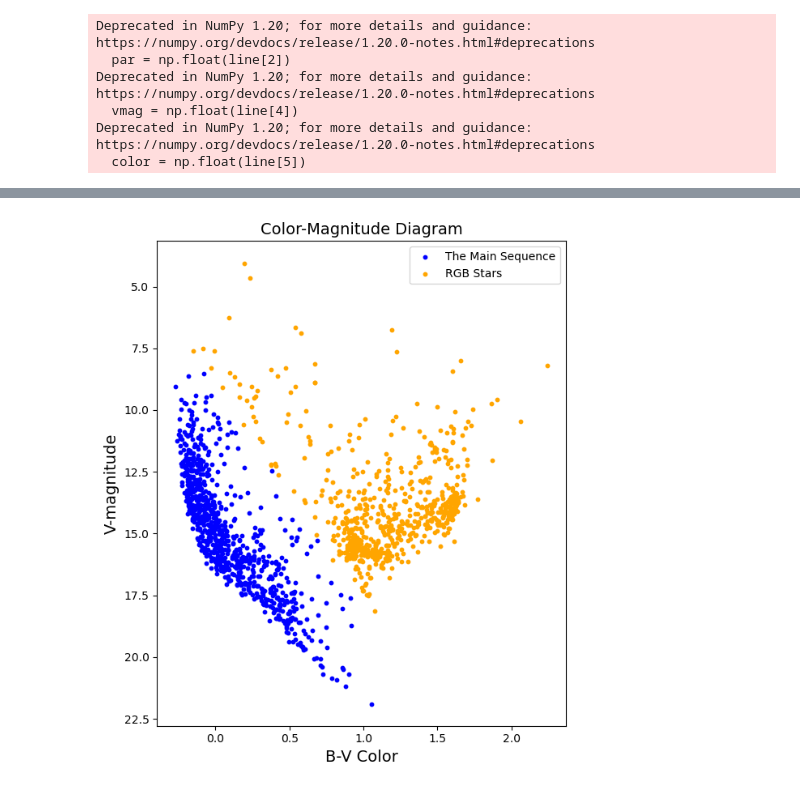
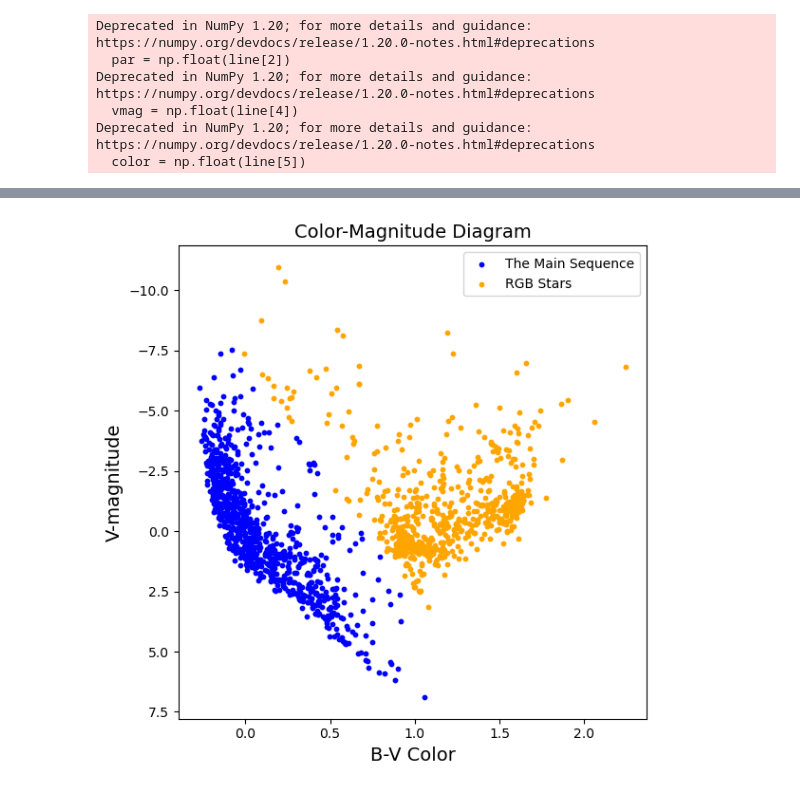
Before and after one commit to qingru-hu/Stars-and-Planets, a Jupyter notebook: ps1/code/color_mag_diag.ipynb, the cells around one changed output, grey strips where cells are left out. Cells and saved outputs as stored; diff of their text form; code cells hidden in the pictures.

```diff
--- a/ps1/code/color_mag_diag.ipynb
+++ b/ps1/code/color_mag_diag.ipynb
@@ -32,7 +32,7 @@ for line in lines:
     if line[2]=='':
         continue
     par = np.float(line[2])
-    d = 1/par
+    d = 1000/par
     # convert vmag to M
     vmag = np.float(line[4])
     Mag = vmag - 5*np.log10(d/10)
@@ -77,24 +73,24 @@ plt.show()
 # %%
-fig, ax = plt.subplots(figsize=(6, 7))
+fig, ax = plt.subplots(figsize=(6, 6))
 
-ind = (Mags > 9 + 9*colors)
+ind = (Mags > -7 + 10*colors)
 ax.scatter(colors[ind], Mags[ind], color='b', s=10, label='The Main Sequence')
 ax.scatter(colors[~ind], Mags[~ind], color='orange', s=10, label='RGB Stars')
 # for i,Mag in enumerate(Mags):
 #     if Mag > 7.5 - 2*colors[i]:
 #         ax.scatter(colors, Mags, color='b', s=10)
 #     else:
 #         ax.scatter(colors, Mags, color='y', s=10)
 # ax.scatter(colors[[np.argmax(pars)]], Mags[[np.argmax(pars)]], color='b', s=15)
 # ax.scatter(colors[[np.argmax(vmags)]], Mags[[np.argmax(vmags)]], color='r', s=15)
 
 ax.invert_yaxis()
 ax.set_title('Color-Magnitude Diagram', fontdict=fontdict)
 ax.set_ylabel('V-magnitude', fontdict=fontdict)
 ax.set_xlabel('B-V Color', fontdict=fontdict)
 ax.legend()
 plt.tight_layout()
 plt.savefig('two_class.png', dpi=200)
 plt.show()
 # %% [output]
-[figure, old version]
+[figure, new version]
```
Also changed, not shown: parts of 9 cells of this notebook, 16 other files.
